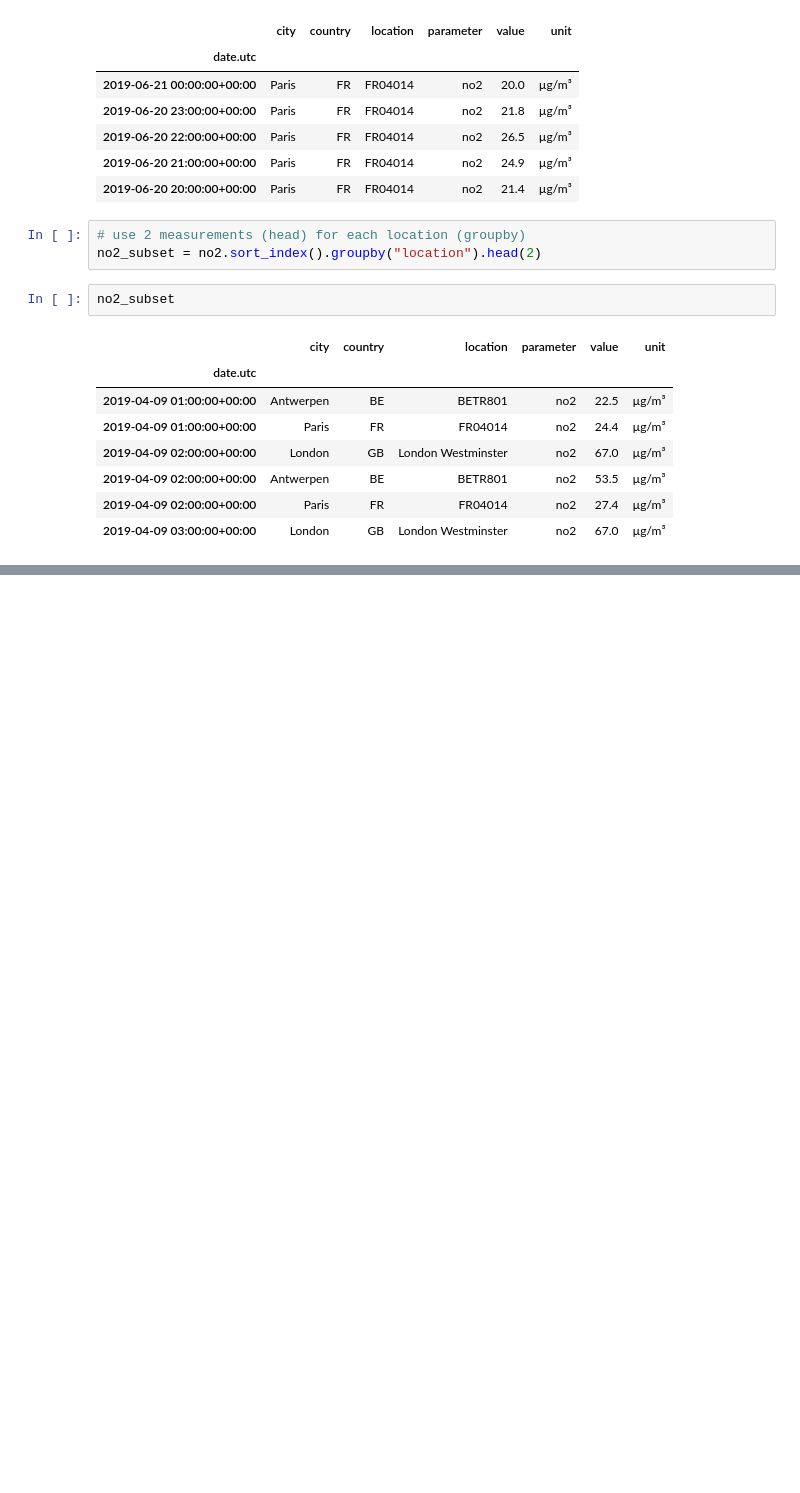
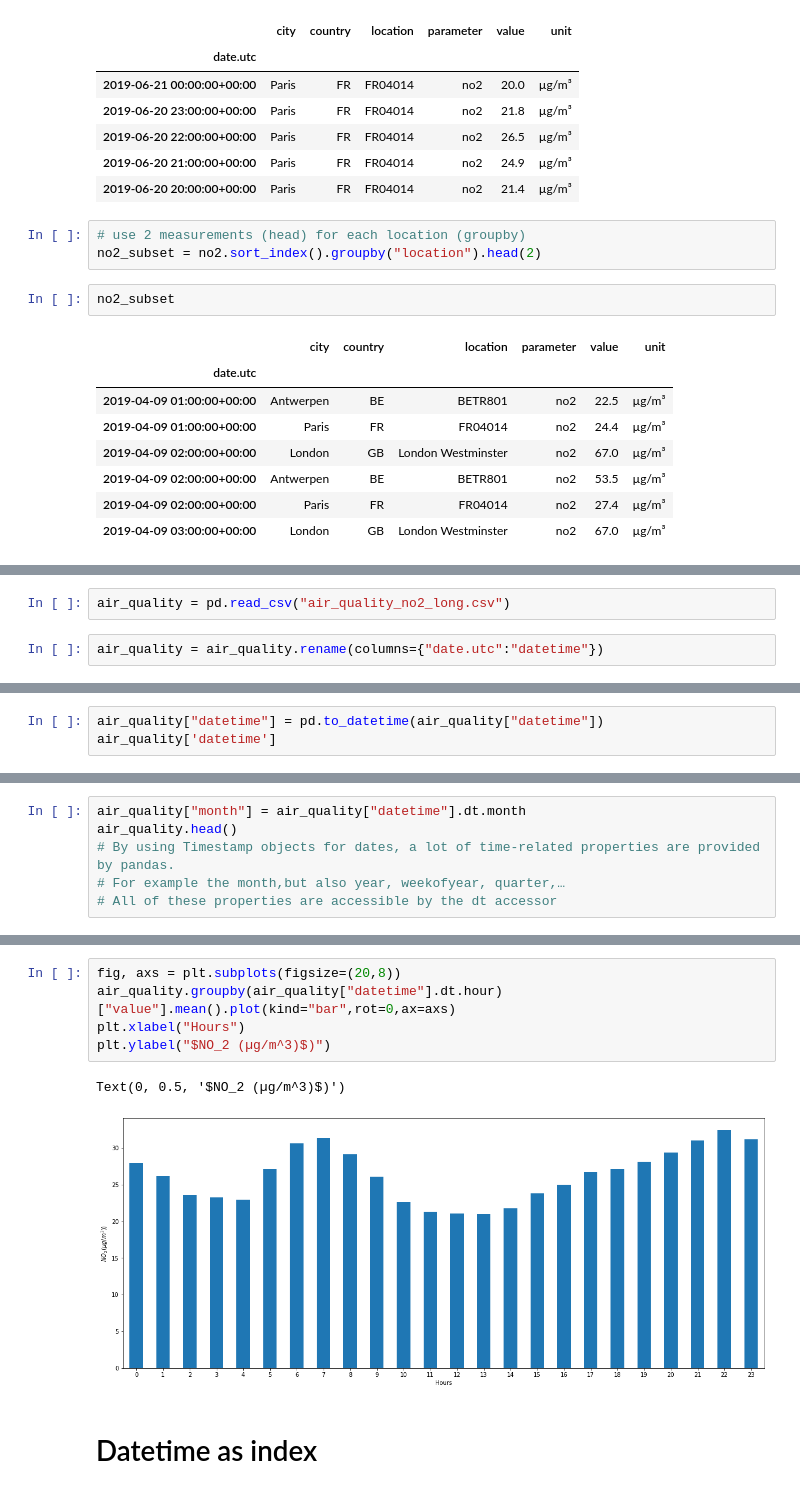
Before and after one commit to bhanupratapsinghcs/learn_ML, a Jupyter notebook: pandas.ipynb, the cells around one changed output, grey strips where cells are left out. Drawn from its saved outputs; the diff is of its cells as text; blank space fills up the shorter version.

Commit message:
Pandas Learning Notebook complete with basic Concept

```diff
--- a/pandas.ipynb
+++ b/pandas.ipynb
@@ -807,0 +1137,4 @@ no2_subset
+# %%
+air_quality = pd.read_csv("air_quality_no2_long.csv")
+# %%
+air_quality = air_quality.rename(columns={"date.utc":"datetime"})
@@ -807,0 +1154,3 @@ no2_subset
+# %%
+air_quality["datetime"] = pd.to_datetime(air_quality["datetime"])
+air_quality['datetime']
@@ -807,0 +1185,6 @@ no2_subset
+# %%
+air_quality["month"] = air_quality["datetime"].dt.month
+air_quality.head()
+# By using Timestamp objects for dates, a lot of time-related properties are provided by pandas.
+# For example the month,but also year, weekofyear, quarter,…
+# All of these properties are accessible by the dt accessor
@@ -807,0 +1221,10 @@ no2_subset
+# %%
+fig, axs = plt.subplots(figsize=(20,8))
+air_quality.groupby(air_quality["datetime"].dt.hour)["value"].mean().plot(kind="bar",rot=0,ax=axs)
+plt.xlabel("Hours")
+plt.ylabel("$NO_2 (µg/m^3)$)")
+# %% [output]
+Text(0, 0.5, '$NO_2 (µg/m^3)$)')
+[figure, added]
+# %% [markdown]
+# Datetime as index
```
Also changed, not shown: parts of 93 cells of this notebook, 17 other files.
